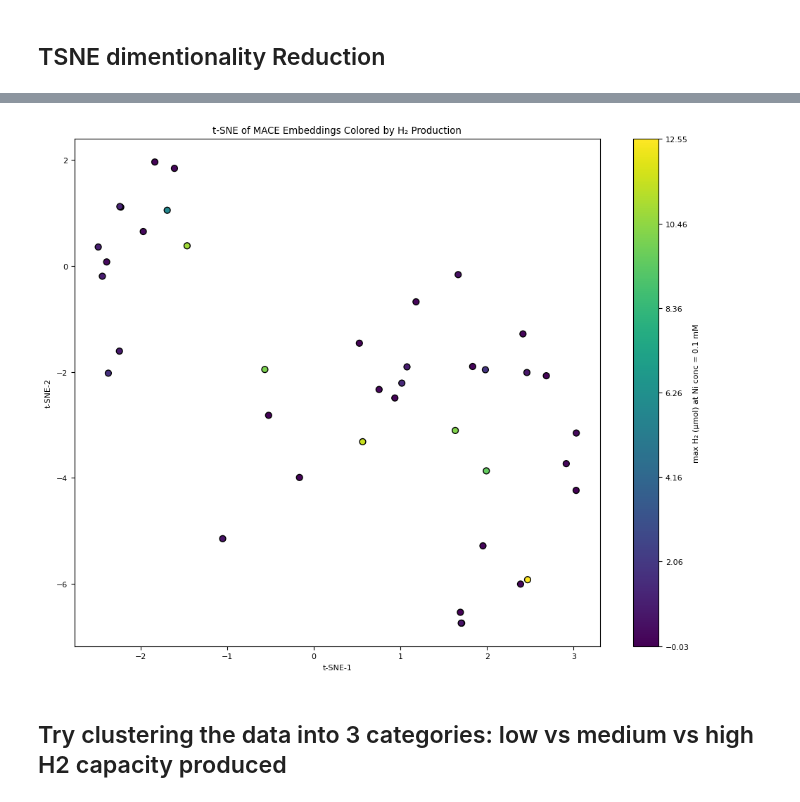
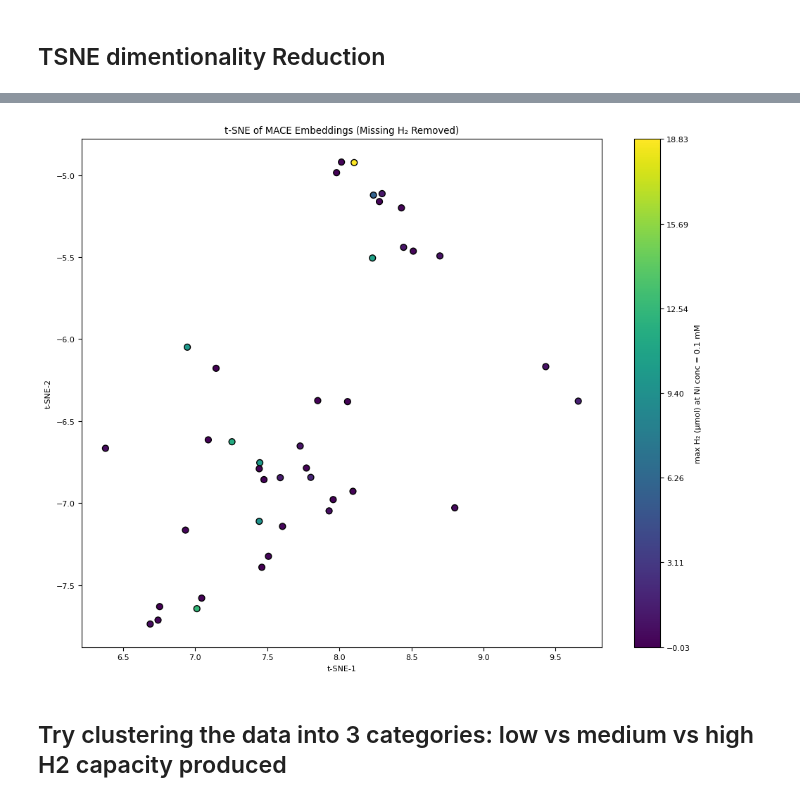
Before and after one commit to kareem-Abdelmaqsoud/HER-metal-complex-ligands, a Jupyter notebook: mace_embeddings.ipynb, the cells around one changed output, grey strips where cells are left out. Drawn from its saved outputs; the diff is of its cells as text; code cells hidden in the pictures.

Commit message:
modifications to embeddings and try classication

```diff
--- a/mace_embeddings.ipynb
+++ b/mace_embeddings.ipynb
@@ -241,60 +228,75 @@ import numpy as np
 import matplotlib.pyplot as plt
 from sklearn.manifold import TSNE
 
-# ============================================================
-# 1. Assume 'all_features' is your feature matrix (N_samples x N_features)
-# ============================================================
+# ============================================
+# 1. Build xyz → H2 lookup (already done earlier)
+# ============================================
 
-all_features = all_embeddings
-# ============================================================
-# 2. Compute t-SNE embeddings
-# ============================================================
+# xyz_to_h2  ← you already created this above:
+# xyz_to_h2 = {xyz_name: h2_value, ...}
 
-tsne = TSNE(n_components=2, random_state=42, perplexity=30, max_iter=1000)
-tsne_embeddings = tsne.fit_transform(all_features)
+# ============================================
+# 2. FILTER BEFORE TSNE
+# ============================================
 
-# ============================================================
-# 3. Build color array for H2, optionally exclude max
-# ============================================================
+filtered_features = []
+filtered_filenames = []
+filtered_h2 = []
 
-h2_colors = []
-filtered_embeddings = []
-filtered_filenames = []
+exclude_max = False  # set True if you want to drop max-H2 outlier
 
-# Optional: exclude max H2
-exclude_max = True
-h2_values = [xyz_to_h2.get(fname, np.nan) for fname in all_filenames]
-max_h2 = np.nanmax(h2_values)
+# Compute max H2 if excluding
+if exclude_max:
+    all_h2_vals = [xyz_to_h2.get(f, np.nan) for f in all_filenames]
+    max_h2 = np.nanmax(all_h2_vals)
 
 missing_count = 0
 
-for i, fname in enumerate(all_filenames):
-    h2_val = xyz_to_h2.get(fname, np.nan)
+for feats, fname in zip(all_embeddings, all_filenames):
+    if fname not in xyz_to_h2:   # skip missing H2
+        missing_count += 1
+        continue
 
+    h2_val = xyz_to_h2[fname]
+
+    # Optionally remove maximum H₂ outlier
     if exclude_max and h2_val == max_h2:
         continue
 
-    filtered_embeddings.append(tsne_embeddings[i])
+    filtered_features.append(feats)
     filtered_filenames.append(fname)
-    h2_colors.append(h2_val)
+    filtered_h2.append(h2_val)
 
-    if np.isnan(h2_val):
-        missing_count += 1
-        print(fname)
+filtered_features = np.array(filtered_features)
+filtered_h2 = np.array(filtered_h2)
 
-print("Missing H₂ entries:", missing_count)
+print("Kept embeddings:", filtered_features.shape[0])
+print("Removed missing:", missing_count)
 
-filtered_embeddings = np.array(filtered_embeddings)
 
-# ============================================================
-# 4. t-SNE scatter plot colored by H2
-# ============================================================
+# ============================================
+# 3. t-SNE DIMENSIONALITY REDUCTION
+# ============================================
+
+tsne = TSNE(
+    n_components=2,
+    random_state=42,
+    perplexity=30,
+    max_iter=1000   # using sklearn >= 1.4 syntax
+)
+
+tsne_embeddings = tsne.fit_transform(filtered_features)
+
+
+# ============================================
+# 4. SCATTER PLOT
+# ============================================
 
 plt.figure(figsize=(10, 8))
 sc = plt.scatter(
-    filtered_embeddings[:, 0],
-    filtered_embeddings[:, 1],
-    c=h2_colors,
+    tsne_embeddings[:, 0],
+    tsne_embeddings[:, 1],
+    c=filtered_h2,
     cmap="viridis",
     s=40,
     edgecolors="k"
@@ -303,12 +305,10 @@ sc = plt.scatter(
 cb = plt.colorbar(sc)
 cb.set_label("max H₂ (µmol) at Ni conc = 0.1 mM")
 
-# Set colorbar ticks (e.g., 7 evenly spaced)
-h2_min = np.nanmin(h2_colors)
-h2_max = np.nanmax(h2_colors)
-cb.set_ticks(np.linspace(h2_min, h2_max, 7))
+# e.g. 7 ticks for smoother gradient
+cb.set_ticks(np.linspace(np.min(filtered_h2), np.max(filtered_h2), 7))
 
-plt.title("t-SNE of MACE Embeddings Colored by H₂ Production")
+plt.title("t-SNE of MACE Embeddings (Missing H₂ Removed)")
 plt.xlabel("t-SNE-1")
 plt.ylabel("t-SNE-2")
 plt.tight_layout()
@@ -334,3 +319,3 @@ Missing H₂ entries: 28
-[figure, old version]
+[figure, new version]
 # %% [markdown]
 ## Try clustering the data into 3 categories: low vs medium vs high H2 capacity produced
```
Also changed, not shown: parts of 6 cells of this notebook, 2 other files.
